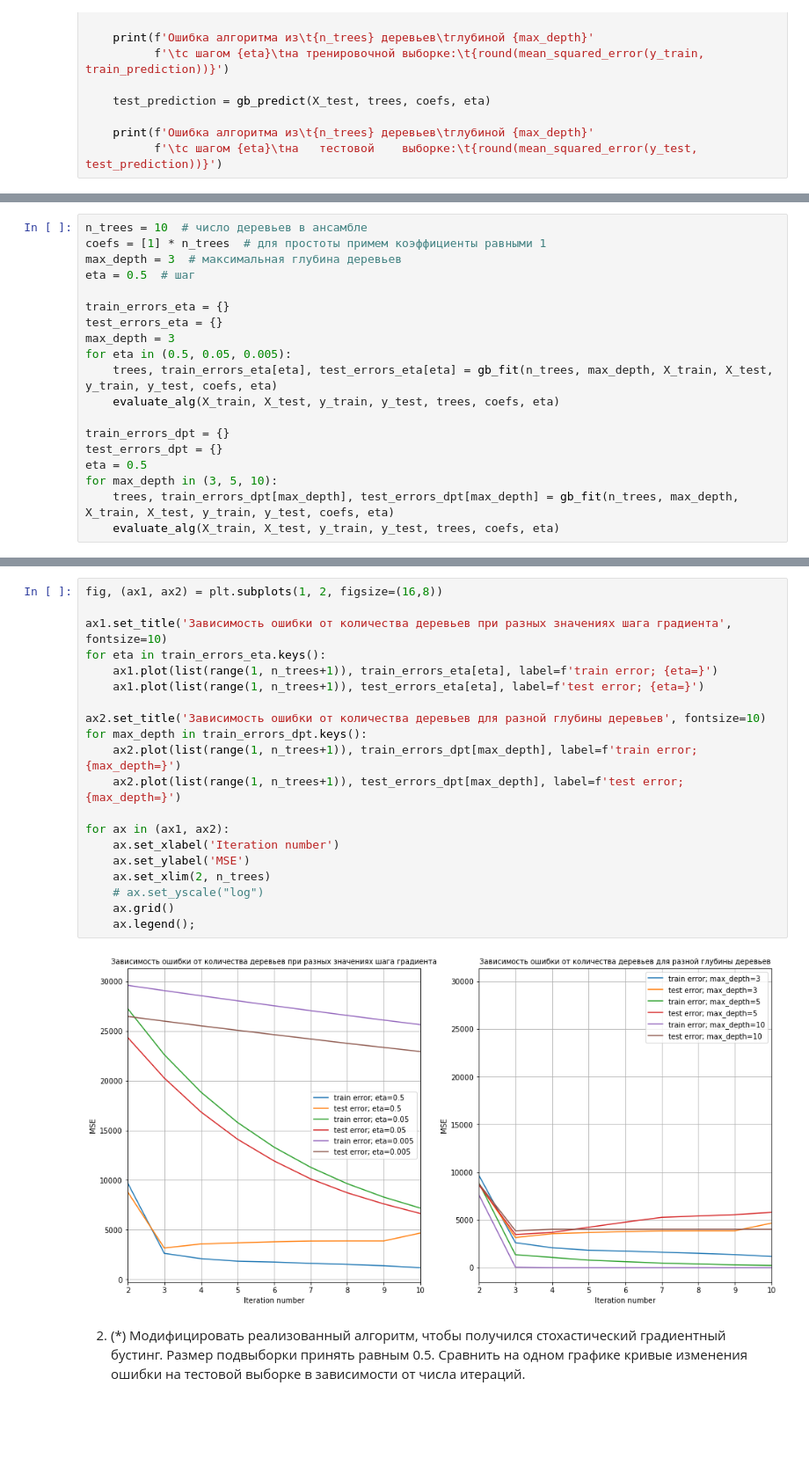
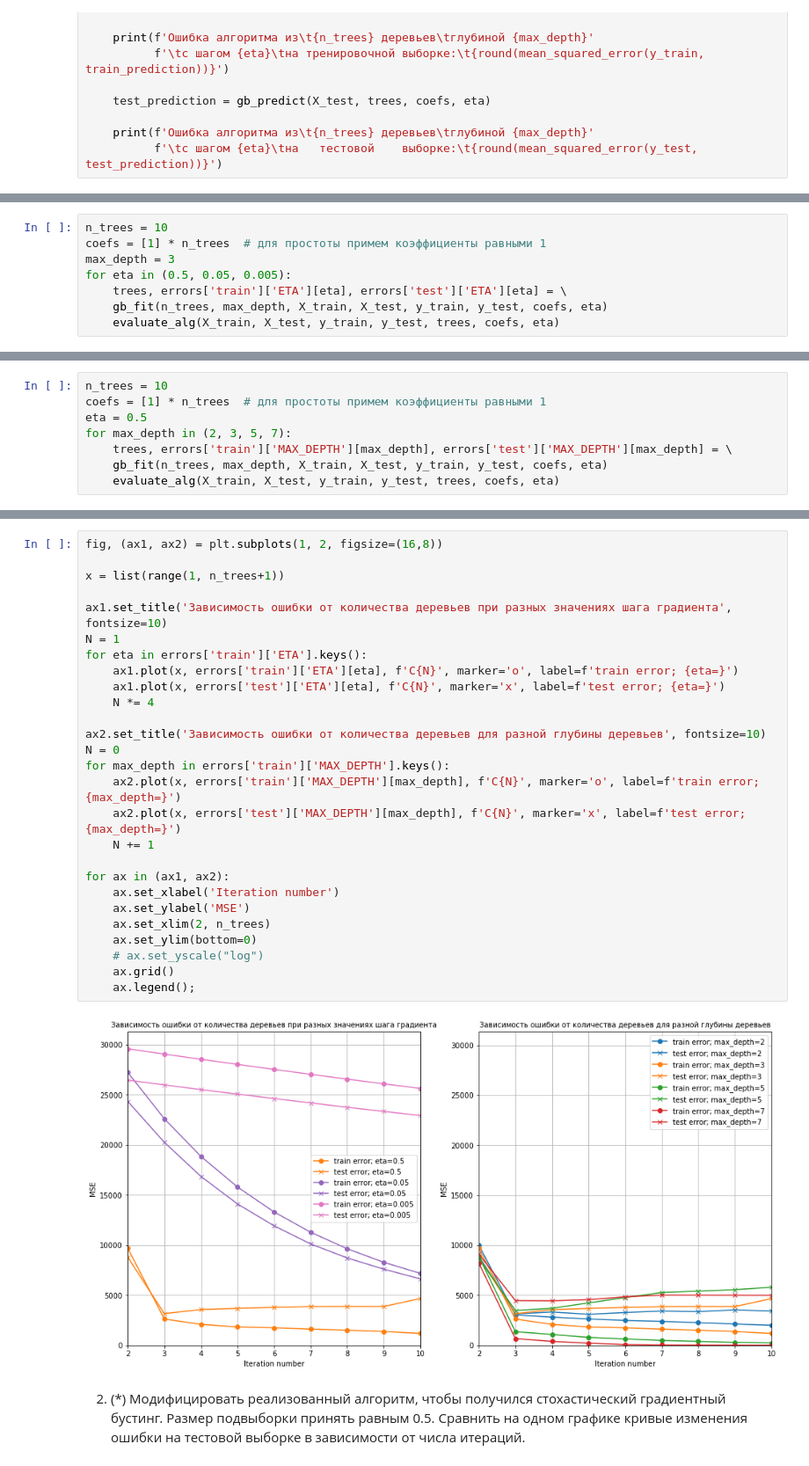
Before and after one commit to nglaz0v/Data_Analysis_Algorithms, a Jupyter notebook: task_06.ipynb, the cells around one changed output, grey strips where cells are left out. Shown at 88% size. Drawn from its saved outputs; the diff is of its cells as text; blank space fills up the shorter version.

```diff
--- a/task_06.ipynb
+++ b/task_06.ipynb
@@ -91,22 +96,11 @@ def evaluate_alg(X_train, X_test, y_train, y_test, trees, coefs, eta):
 # %%
-n_trees = 10  # число деревьев в ансамбле
+n_trees = 10
 coefs = [1] * n_trees  # для простоты примем коэффициенты равными 1
-max_depth = 3  # максимальная глубина деревьев
-eta = 0.5  # шаг
-
-train_errors_eta = {}
-test_errors_eta = {}
 max_depth = 3
 for eta in (0.5, 0.05, 0.005):
-    trees, train_errors_eta[eta], test_errors_eta[eta] = gb_fit(n_trees, max_depth, X_train, X_test, y_train, y_test, coefs, eta)
+    trees, errors['train']['ETA'][eta], errors['test']['ETA'][eta] = \
+    gb_fit(n_trees, max_depth, X_train, X_test, y_train, y_test, coefs, eta)
     evaluate_alg(X_train, X_test, y_train, y_test, trees, coefs, eta)
-
-train_errors_dpt = {}
-test_errors_dpt = {}
-eta = 0.5
-for max_depth in (3, 5, 10):
-    trees, train_errors_dpt[max_depth], test_errors_dpt[max_depth] = gb_fit(n_trees, max_depth, X_train, X_test, y_train, y_test, coefs, eta)
-    evaluate_alg(X_train, X_test, y_train, y_test, trees, coefs, eta)
 # %% [output]
 Ошибка алгоритма из     10 деревьев     глубиной 3      с шагом 0.5     на тренировочной выборке:       1095.0
 Ошибка алгоритма из     10 деревьев     глубиной 3      с шагом 0.5     на   тестовой    выборке:       4845.0
@@ -122,0 +111,8 @@ for max_depth in (3, 5, 10):
+# %%
+n_trees = 10
+coefs = [1] * n_trees  # для простоты примем коэффициенты равными 1
+eta = 0.5
+for max_depth in (2, 3, 5, 7):
+    trees, errors['train']['MAX_DEPTH'][max_depth], errors['test']['MAX_DEPTH'][max_depth] = \
+    gb_fit(n_trees, max_depth, X_train, X_test, y_train, y_test, coefs, eta)
+    evaluate_alg(X_train, X_test, y_train, y_test, trees, coefs, eta)
@@ -123,25 +128,32 @@ for max_depth in (3, 5, 10):
 # %%
 fig, (ax1, ax2) = plt.subplots(1, 2, figsize=(16,8))
 
+x = list(range(1, n_trees+1))
+
 ax1.set_title('Зависимость ошибки от количества деревьев при разных значениях шага градиента', fontsize=10)
-for eta in train_errors_eta.keys():
-    ax1.plot(list(range(1, n_trees+1)), train_errors_eta[eta], label=f'train error; {eta=}')
-    ax1.plot(list(range(1, n_trees+1)), test_errors_eta[eta], label=f'test error; {eta=}')
+N = 1
+for eta in errors['train']['ETA'].keys():
+    ax1.plot(x, errors['train']['ETA'][eta], f'C{N}', marker='o', label=f'train error; {eta=}')
+    ax1.plot(x, errors['test']['ETA'][eta], f'C{N}', marker='x', label=f'test error; {eta=}')
+    N *= 4
 
 ax2.set_title('Зависимость ошибки от количества деревьев для разной глубины деревьев', fontsize=10)
-for max_depth in train_errors_dpt.keys():
-    ax2.plot(list(range(1, n_trees+1)), train_errors_dpt[max_depth], label=f'train error; {max_depth=}')
-    ax2.plot(list(range(1, n_trees+1)), test_errors_dpt[max_depth], label=f'test error; {max_depth=}')
+N = 0
+for max_depth in errors['train']['MAX_DEPTH'].keys():
+    ax2.plot(x, errors['train']['MAX_DEPTH'][max_depth], f'C{N}', marker='o', label=f'train error; {max_depth=}')
+    ax2.plot(x, errors['test']['MAX_DEPTH'][max_depth], f'C{N}', marker='x', label=f'test error; {max_depth=}')
+    N += 1
 
 for ax in (ax1, ax2):
     ax.set_xlabel('Iteration number')
     ax.set_ylabel('MSE')
     ax.set_xlim(2, n_trees)
+    ax.set_ylim(bottom=0)
     # ax.set_yscale("log")
     ax.grid()
     ax.legend();
 # %% [output]
-[figure, old version]
+[figure, new version]
 # %% [markdown]
 2. (\*) Модифицировать реализованный алгоритм, чтобы получился стохастический градиентный бустинг. Размер подвыборки принять равным 0.5.    Сравнить на одном графике кривые  изменения ошибки на тестовой выборке в зависимости от  числа итераций.
 # %% [markdown]
```
Also changed, not shown: parts of 3 cells of this notebook.
